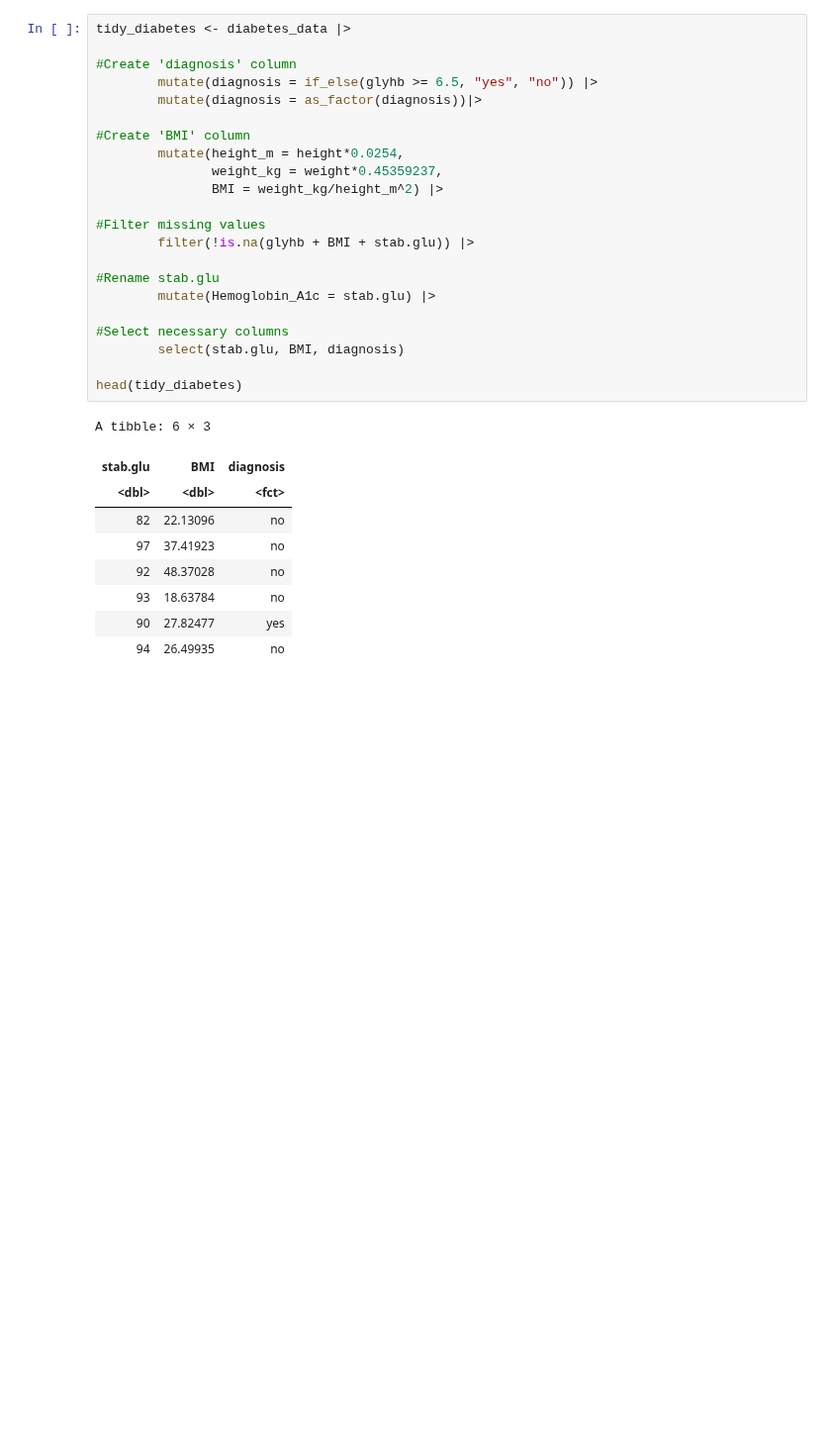
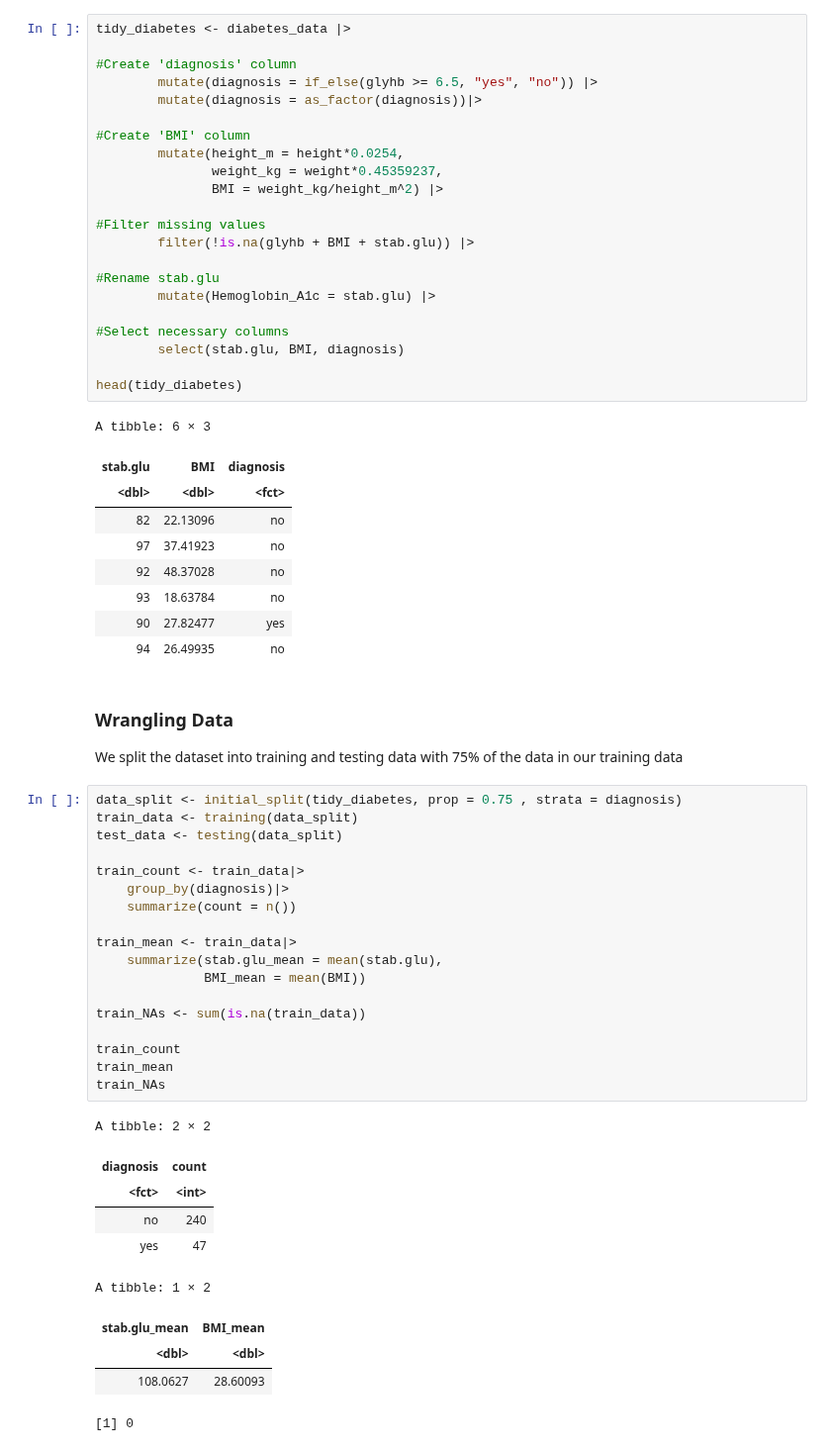
Before and after one commit to wmma2/group_18_project, a Jupyter notebook: Final_report.ipynb, the cells around one changed output. Shown at 99% size. Drawn from its saved outputs; the diff is of its cells as text; blank space fills up the shorter version.

```diff
--- a/Final_report.ipynb
+++ b/Final_report.ipynb
@@ -149,3 +149,36 @@ A tibble: 6 × 3
 | 93 | 18.63784 | no |
 | 90 | 27.82477 | yes |
 | 94 | 26.49935 | no |
+# %% [markdown]
+### **Wrangling Data**
+
+We split the dataset into training and testing data with 75% of the data in our training data
+# %%
+data_split <- initial_split(tidy_diabetes, prop = 0.75 , strata = diagnosis)
+train_data <- training(data_split)
+test_data <- testing(data_split)
+
+train_count <- train_data|>
+    group_by(diagnosis)|>
+    summarize(count = n())
+
+train_mean <- train_data|>
+    summarize(stab.glu_mean = mean(stab.glu),
+              BMI_mean = mean(BMI))
+
+train_NAs <- sum(is.na(train_data))
+
+train_count
+train_mean
+train_NAs
+# %% [output]
+A tibble: 2 × 2
+| diagnosis | count |
+| <fct> | <int> |
+| no | 240 |
+| yes | 47 |
+A tibble: 1 × 2
+| stab.glu_mean | BMI_mean |
+| <dbl> | <dbl> |
+| 108.0627 | 28.60093 |
+[1] 0
```
Also changed, not shown: parts of 3 cells of this notebook.
